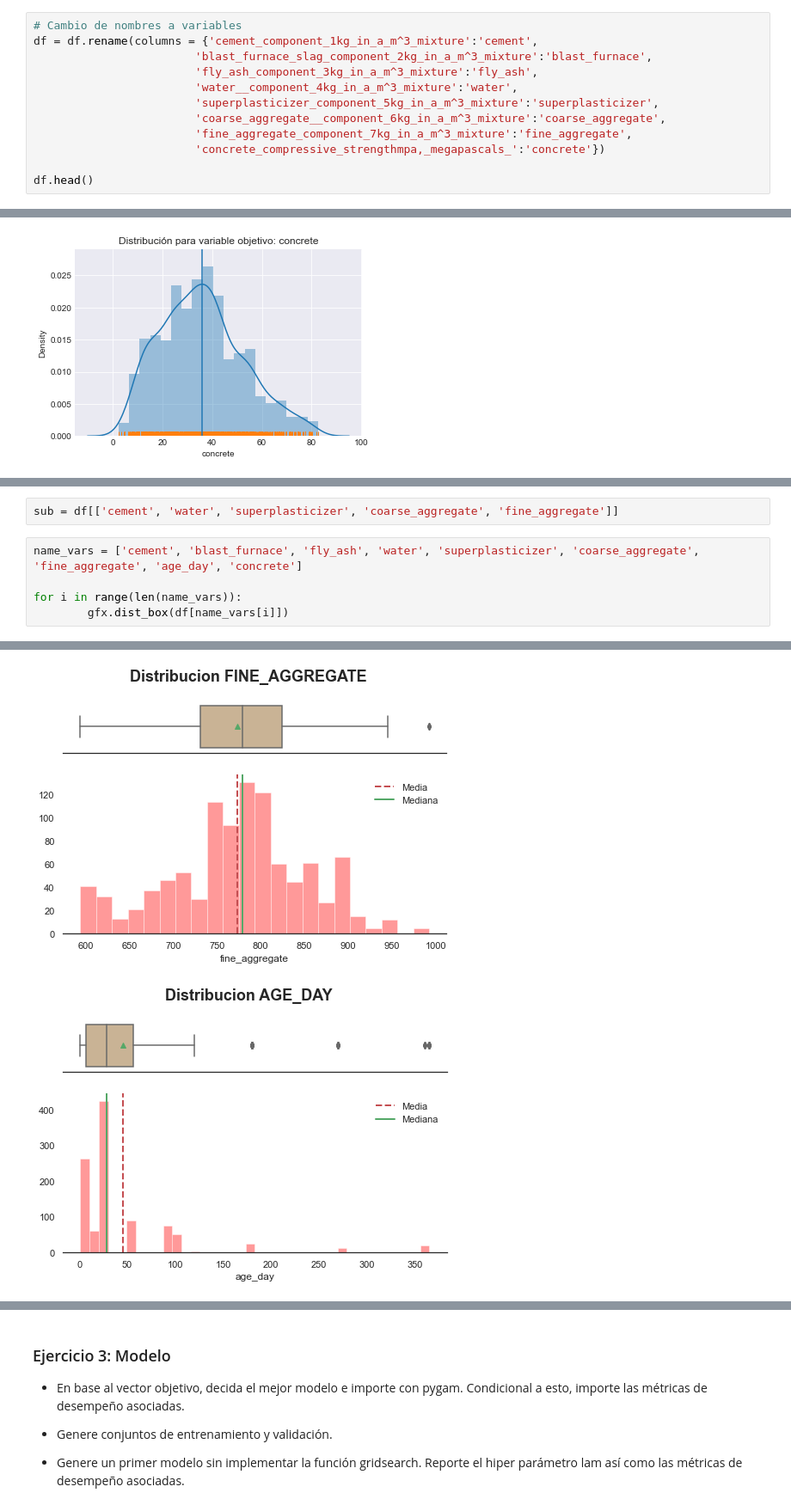
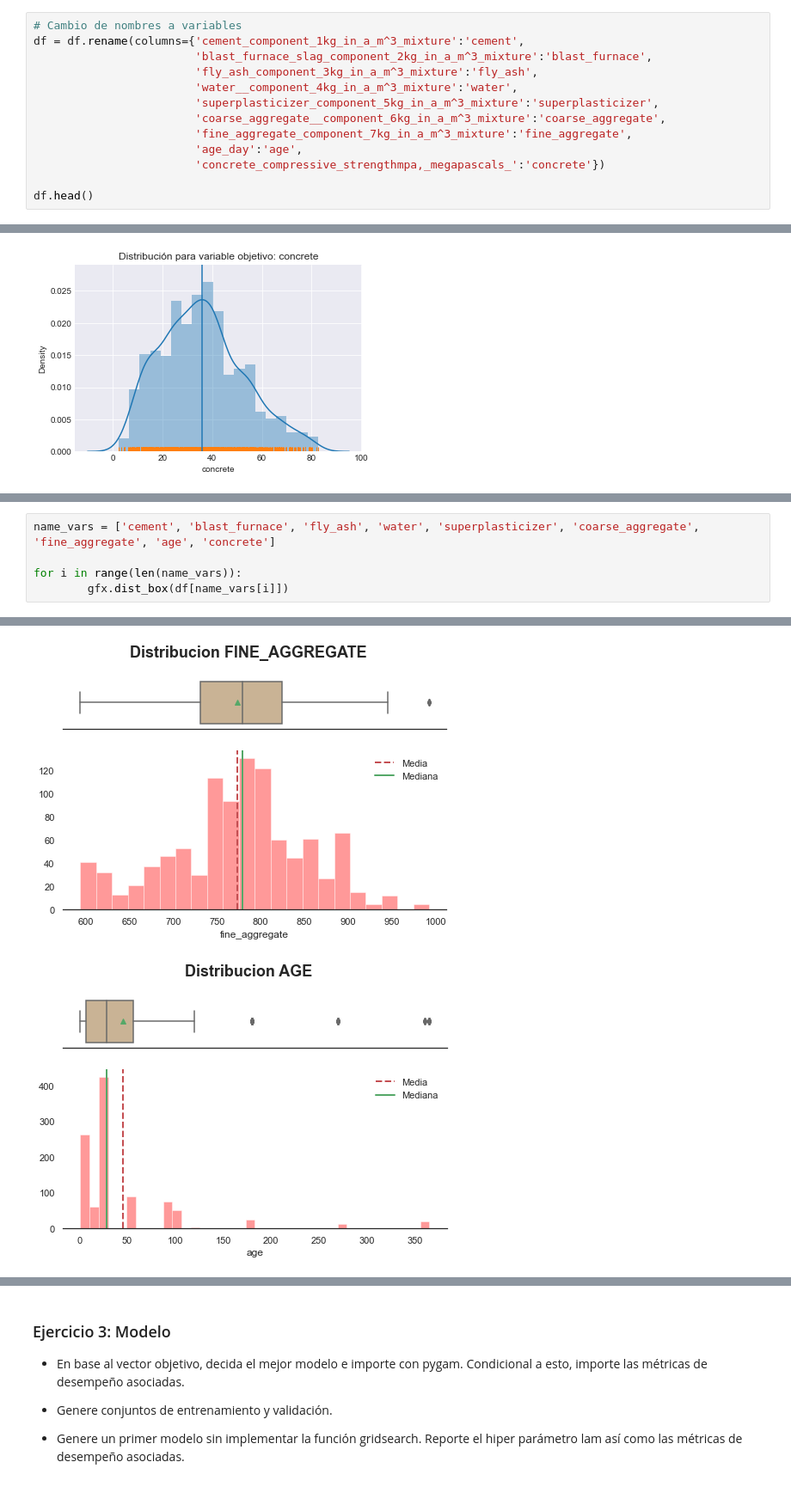
Before and after one commit to Denniels/Machine_Learning, a Jupyter notebook: concret.ipynb, the cells around one changed output, grey strips where cells are left out. Shown at 86% size. Saved outputs shown, nothing was run; the diff lists cells and outputs as text.

```diff
--- a/concret.ipynb
+++ b/concret.ipynb
@@ -79,12 +88,13 @@ df.columns = df.columns.map(lambda x: str(x).lower().replace(')', ''))
 # %%
 # Cambio de nombres a variables
-df = df.rename(columns = {'cement_component_1kg_in_a_m^3_mixture':'cement',
+df = df.rename(columns={'cement_component_1kg_in_a_m^3_mixture':'cement',
                         'blast_furnace_slag_component_2kg_in_a_m^3_mixture':'blast_furnace',
                         'fly_ash_component_3kg_in_a_m^3_mixture':'fly_ash',
                         'water__component_4kg_in_a_m^3_mixture':'water',
                         'superplasticizer_component_5kg_in_a_m^3_mixture':'superplasticizer',
                         'coarse_aggregate__component_6kg_in_a_m^3_mixture':'coarse_aggregate',
                         'fine_aggregate_component_7kg_in_a_m^3_mixture':'fine_aggregate',
+                        'age_day':'age',
                         'concrete_compressive_strengthmpa,_megapascals_':'concrete'})
 
 df.head()
@@ -144,22 +154,20 @@ gfx.summary_drop(df)
 | coarse_aggregate | float64 | 0 | 0.0 | 0 | 0.000000 | 1030.0 | 972.918932 | 77.753954 | 801.00 | 932.000 | ... |
 | fine_aggregate | float64 | 0 | 0.0 | 0 | 0.000000 | 1030.0 | 773.580485 | 80.175980 | 594.00 | 730.950 | ... |
 | concrete | float64 | 0 | 0.0 | 0 | 0.000000 | 1030.0 | 35.817961 | 16.705742 | 2.33 | 23.710 | ... |
-# %%
-sub = df[['cement', 'water', 'superplasticizer', 'coarse_aggregate', 'fine_aggregate']]
 # %%
-name_vars = ['cement', 'blast_furnace', 'fly_ash', 'water', 'superplasticizer', 'coarse_aggregate', 'fine_aggregate', 'age_day', 'concrete']
+name_vars = ['cement', 'blast_furnace', 'fly_ash', 'water', 'superplasticizer', 'coarse_aggregate', 'fine_aggregate', 'age', 'concrete']
 
 for i in range(len(name_vars)):
         gfx.dist_box(df[name_vars[i]])
 # %% [output]
 [figure]
 [figure]
 [figure]
 [figure]
 [figure]
 [figure]
 [figure]
-[figure, old version]
+[figure, new version]
 [figure]
 # %% [markdown]
 ### Ejercicio 3: Modelo
```
Also changed, not shown: parts of 20 cells of this notebook, 1 other file.
